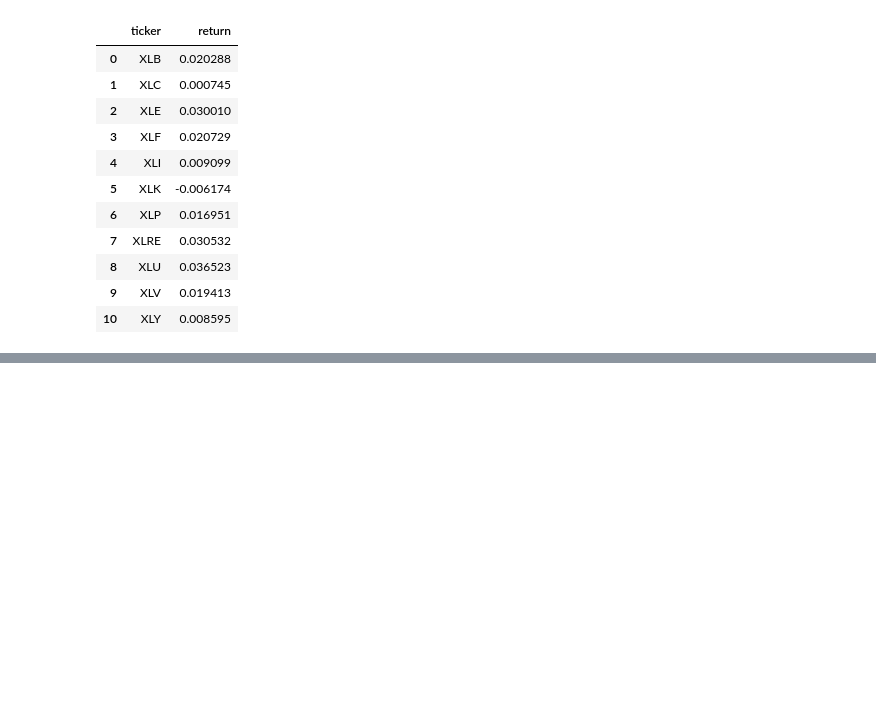
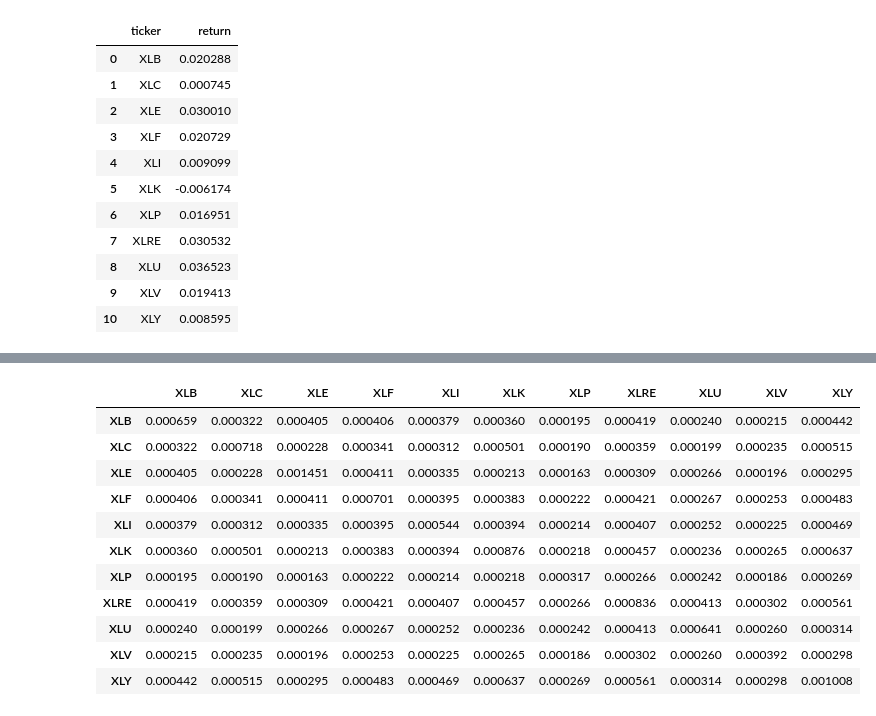
Before and after one commit to microprediction/monteprediction_colab_examples, a Jupyter notebook: monteprediction_entry.ipynb, the cells around one changed output, grey strips where cells are left out. Cells and saved outputs as stored; diff of their text form; code cells hidden in the pictures; blank space fills up the shorter version.

```diff
--- a/monteprediction_entry.ipynb
+++ b/monteprediction_entry.ipynb
@@ -254,0 +259,16 @@ returns
+# %%
+from monteprediction.api import get_covariance
+get_covariance('2024-04-01')
+# %% [output]
+|  | XLB | XLC | XLE | XLF | XLI | XLK | XLP | XLRE | XLU | XLV | XLY |
+| XLB | 0.000659 | 0.000322 | 0.000405 | 0.000406 | 0.000379 | 0.000360 | 0.000195 | 0.000419 | 0.000240 | 0.000215 | 0.000442 |
+| XLC | 0.000322 | 0.000718 | 0.000228 | 0.000341 | 0.000312 | 0.000501 | 0.000190 | 0.000359 | 0.000199 | 0.000235 | 0.000515 |
+| XLE | 0.000405 | 0.000228 | 0.001451 | 0.000411 | 0.000335 | 0.000213 | 0.000163 | 0.000309 | 0.000266 | 0.000196 | 0.000295 |
+| XLF | 0.000406 | 0.000341 | 0.000411 | 0.000701 | 0.000395 | 0.000383 | 0.000222 | 0.000421 | 0.000267 | 0.000253 | 0.000483 |
+| XLI | 0.000379 | 0.000312 | 0.000335 | 0.000395 | 0.000544 | 0.000394 | 0.000214 | 0.000407 | 0.000252 | 0.000225 | 0.000469 |
+| XLK | 0.000360 | 0.000501 | 0.000213 | 0.000383 | 0.000394 | 0.000876 | 0.000218 | 0.000457 | 0.000236 | 0.000265 | 0.000637 |
+| XLP | 0.000195 | 0.000190 | 0.000163 | 0.000222 | 0.000214 | 0.000218 | 0.000317 | 0.000266 | 0.000242 | 0.000186 | 0.000269 |
+| XLRE | 0.000419 | 0.000359 | 0.000309 | 0.000421 | 0.000407 | 0.000457 | 0.000266 | 0.000836 | 0.000413 | 0.000302 | 0.000561 |
+| XLU | 0.000240 | 0.000199 | 0.000266 | 0.000267 | 0.000252 | 0.000236 | 0.000242 | 0.000413 | 0.000641 | 0.000260 | 0.000314 |
+| XLV | 0.000215 | 0.000235 | 0.000196 | 0.000253 | 0.000225 | 0.000265 | 0.000186 | 0.000302 | 0.000260 | 0.000392 | 0.000298 |
+| XLY | 0.000442 | 0.000515 | 0.000295 | 0.000483 | 0.000469 | 0.000637 | 0.000269 | 0.000561 | 0.000314 | 0.000298 | 0.001008 |
```
Also changed, not shown: parts of 4 cells of this notebook.
